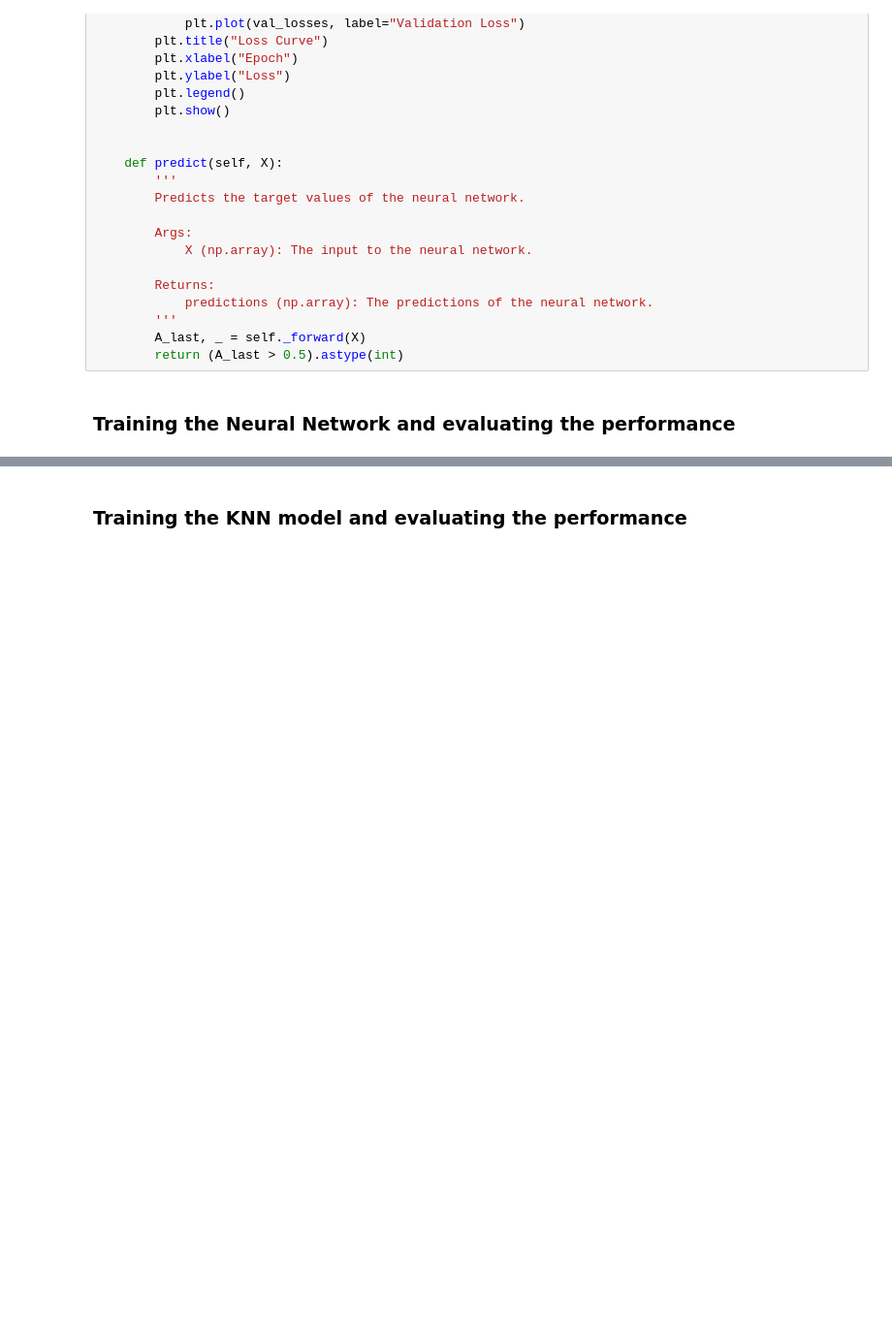
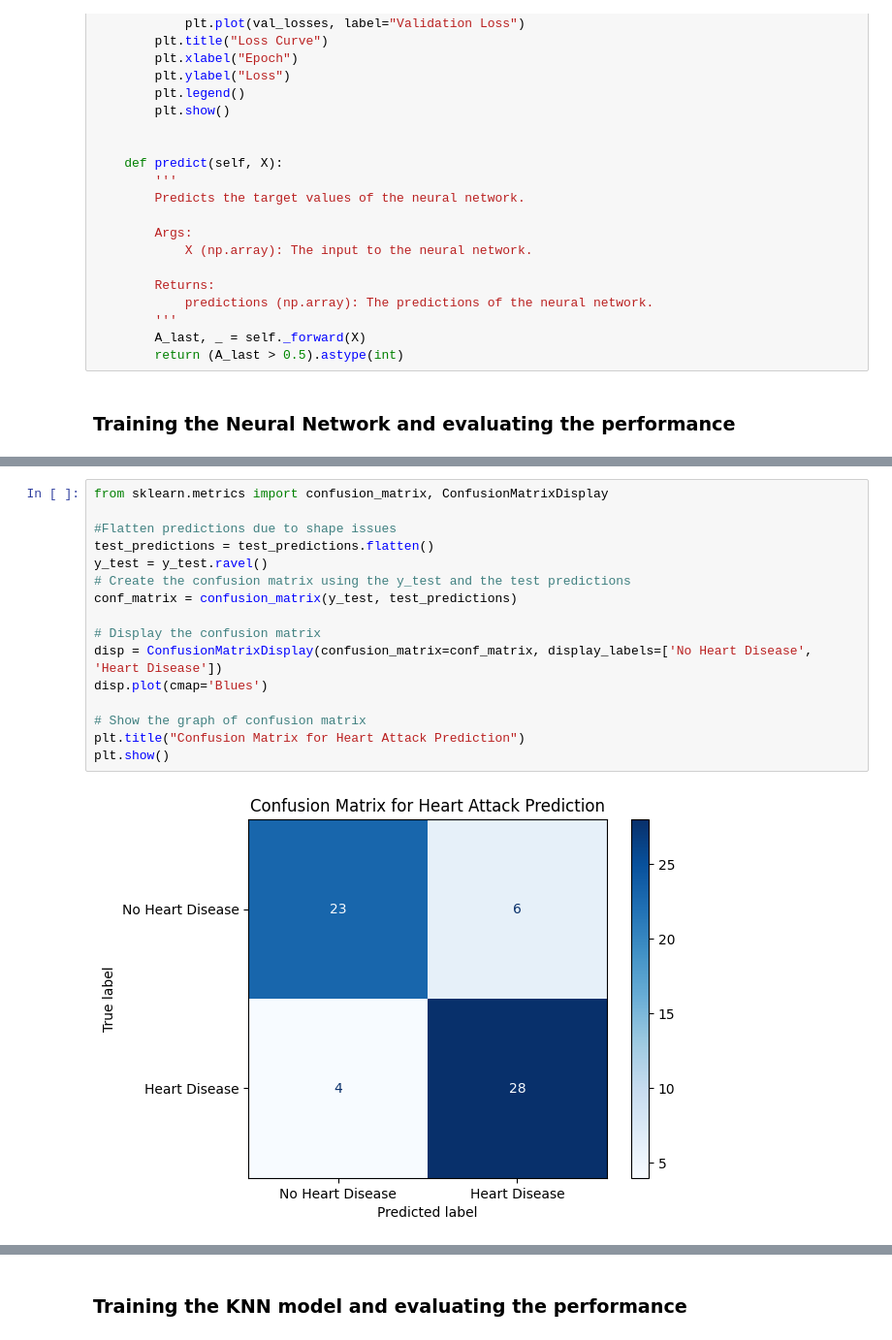
Before and after one commit to rrangelvargas/INM702, a Jupyter notebook: main.ipynb, the cells around one changed output, grey strips where cells are left out. Shown: that part at 97% size. Saved outputs shown, nothing was run; the diff lists cells and outputs as text; blank space fills up the shorter version.

```diff
--- a/main.ipynb
+++ b/main.ipynb
@@ -508,3 +434,21 @@ Validation Loss: 0.4867
+# %%
+from sklearn.metrics import confusion_matrix, ConfusionMatrixDisplay
+
+#Flatten predictions due to shape issues
+test_predictions = test_predictions.flatten()
+y_test = y_test.ravel()
+# Create the confusion matrix using the y_test and the test predictions
+conf_matrix = confusion_matrix(y_test, test_predictions)
+
+# Display the confusion matrix
+disp = ConfusionMatrixDisplay(confusion_matrix=conf_matrix, display_labels=['No Heart Disease', 'Heart Disease'])
+disp.plot(cmap='Blues')
+
+# Show the graph of confusion matrix
+plt.title("Confusion Matrix for Heart Attack Prediction")
+plt.show()
+# %% [output]
+[figure, added]
 # %%
 np.random.seed(55551)
 
```
Also changed, not shown: parts of 2 cells of this notebook.
